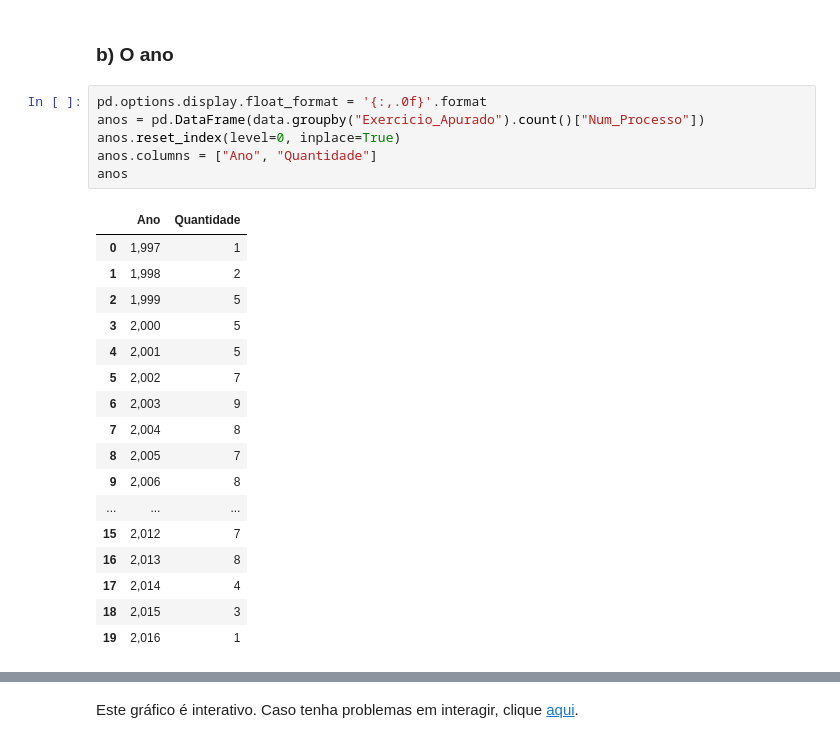
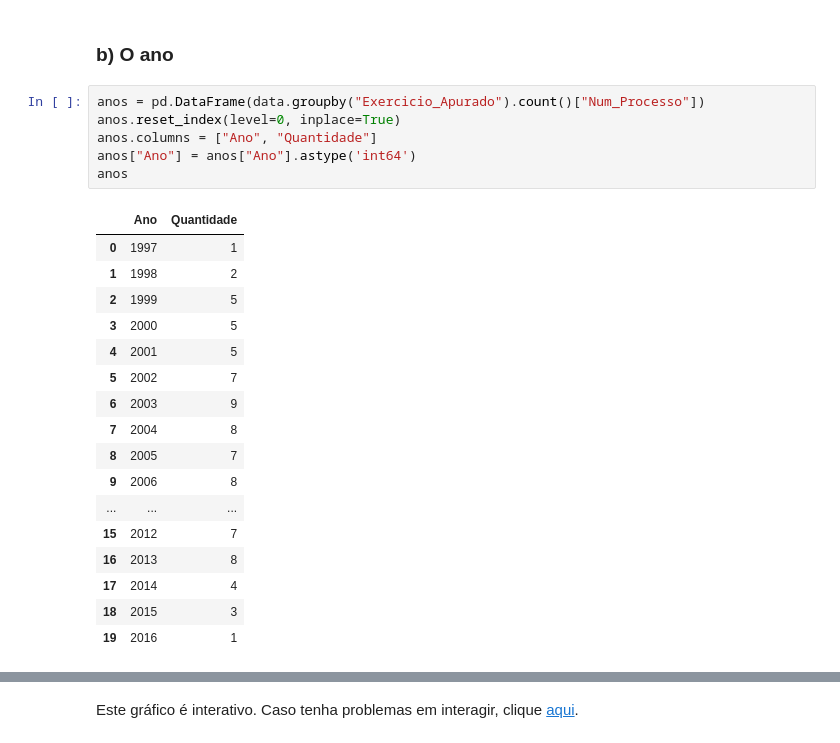
Before and after one commit to viguardieiro/FGV_CPDE_3EPS, a Jupyter notebook: Analyisis.ipynb, the cells around one changed output, grey strips where cells are left out. Saved outputs shown, nothing was run; the diff lists cells and outputs as text.

```diff
--- a/Analyisis.ipynb
+++ b/Analyisis.ipynb
@@ -84,29 +93,29 @@ Este gráfico é interativo. Caso tenha problemas em interagir, clique [aqui](ht
 # %% [markdown]
 ### b) O ano
 # %%
-pd.options.display.float_format = '{:,.0f}'.format
 anos = pd.DataFrame(data.groupby("Exercicio_Apurado").count()["Num_Processo"])
 anos.reset_index(level=0, inplace=True)
 anos.columns = ["Ano", "Quantidade"]
+anos["Ano"] = anos["Ano"].astype('int64')
 anos
 # %% [output]
 |  | Ano | Quantidade |
-| 0 | 1,997 | 1 |
-| 1 | 1,998 | 2 |
-| 2 | 1,999 | 5 |
-| 3 | 2,000 | 5 |
-| 4 | 2,001 | 5 |
-| 5 | 2,002 | 7 |
-| 6 | 2,003 | 9 |
-| 7 | 2,004 | 8 |
-| 8 | 2,005 | 7 |
-| 9 | 2,006 | 8 |
+| 0 | 1997 | 1 |
+| 1 | 1998 | 2 |
+| 2 | 1999 | 5 |
+| 3 | 2000 | 5 |
+| 4 | 2001 | 5 |
+| 5 | 2002 | 7 |
+| 6 | 2003 | 9 |
+| 7 | 2004 | 8 |
+| 8 | 2005 | 7 |
+| 9 | 2006 | 8 |
 | ... | ... | ... |
-| 15 | 2,012 | 7 |
-| 16 | 2,013 | 8 |
-| 17 | 2,014 | 4 |
-| 18 | 2,015 | 3 |
-| 19 | 2,016 | 1 |
+| 15 | 2012 | 7 |
+| 16 | 2013 | 8 |
+| 17 | 2014 | 4 |
+| 18 | 2015 | 3 |
+| 19 | 2016 | 1 |
 # %%
 bars = alt.Chart(width=400, height=400).mark_bar().encode(
     x='Ano:O',
```
Also changed, not shown: parts of 51 cells of this notebook.
